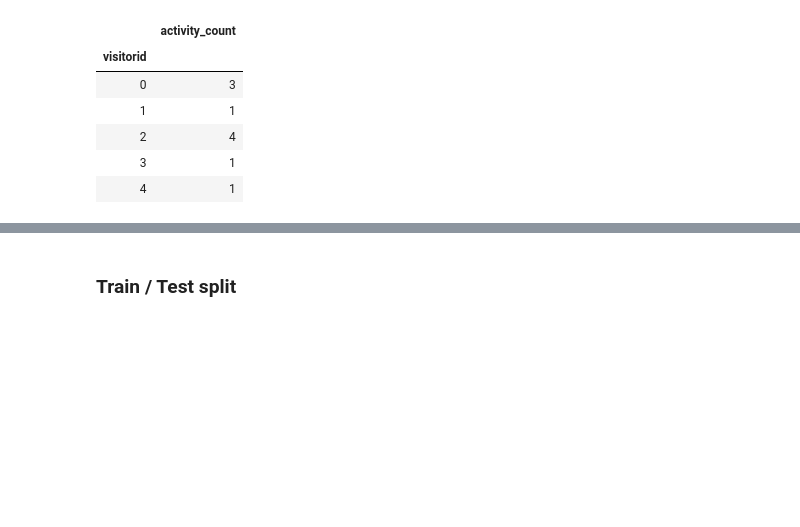
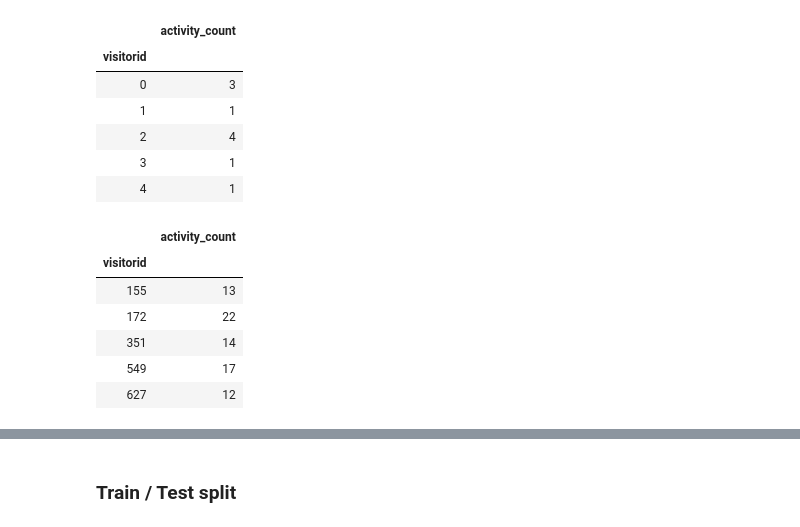
Before and after one commit to Konstantin-Orlovskiy/MSc-Project-Ecommerce, a Jupyter notebook: RetailRocket_Orgnl/Experimenting.ipynb, the cells around one changed output, grey strips where cells are left out. Drawn from its saved outputs; the diff is of its cells as text; code cells hidden in the pictures; blank space fills up the shorter version.

```diff
--- a/RetailRocket_Orgnl/Experimenting.ipynb
+++ b/RetailRocket_Orgnl/Experimenting.ipynb
@@ -138,3 +138,13 @@ users_activity.head()
 | 2 | 4 |
 | 3 | 1 |
 | 4 | 1 |
+# %%
+users_activity.loc[users_activity['activity_count'] > 10].head()
+# %% [output]
+|  | activity_count |
+| visitorid |  |
+| 155 | 13 |
+| 172 | 22 |
+| 351 | 14 |
+| 549 | 17 |
+| 627 | 12 |
```
Also changed, not shown: parts of 18 cells of this notebook, 1 other file.
